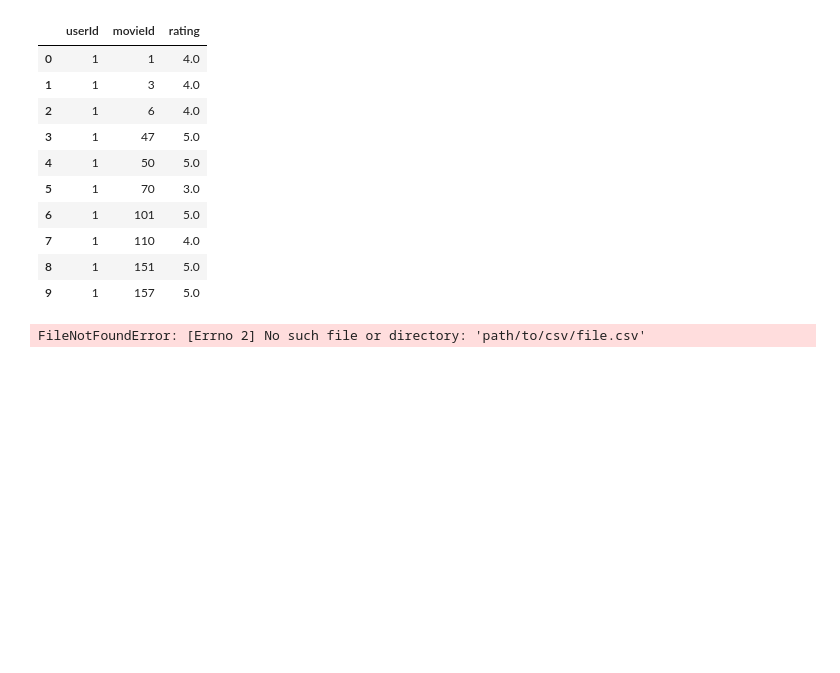
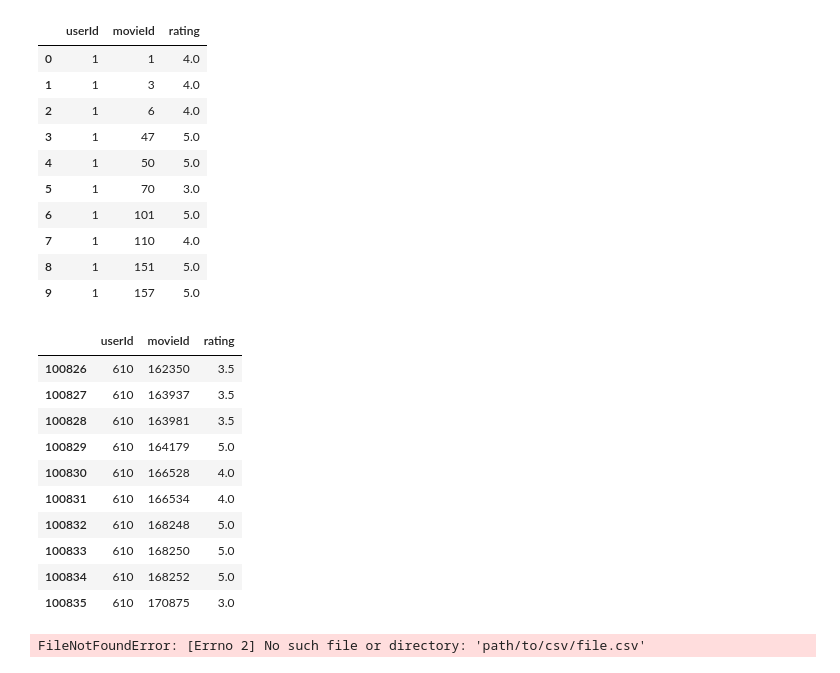
Before and after one commit to luismoroco/DataScience, a Jupyter notebook: task1/visualization.ipynb, the cells around one changed output. Cells and saved outputs as stored; diff of their text form; code cells hidden in the pictures; blank space fills up the shorter version.

```diff
--- a/task1/visualization.ipynb
+++ b/task1/visualization.ipynb
@@ -62,6 +95,20 @@ df_ratings.head(10)
 | 7 | 1 | 110 | 4.0 |
 | 8 | 1 | 151 | 5.0 |
 | 9 | 1 | 157 | 5.0 |
+# %%
+df_ratings.tail(10)
+# %% [output]
+|  | userId | movieId | rating |
+| 100826 | 610 | 162350 | 3.5 |
+| 100827 | 610 | 163937 | 3.5 |
+| 100828 | 610 | 163981 | 3.5 |
+| 100829 | 610 | 164179 | 5.0 |
+| 100830 | 610 | 166528 | 4.0 |
+| 100831 | 610 | 166534 | 4.0 |
+| 100832 | 610 | 168248 | 5.0 |
+| 100833 | 610 | 168250 | 5.0 |
+| 100834 | 610 | 168252 | 5.0 |
+| 100835 | 610 | 170875 | 3.0 |
 # %%
 df_ratings.to_csv('out.txt', sep='\t', encoding='utf-8', header=False, index_label=False, index=False)
 # %%
```
Also changed, not shown: parts of 3 cells of this notebook, 4 other files.
